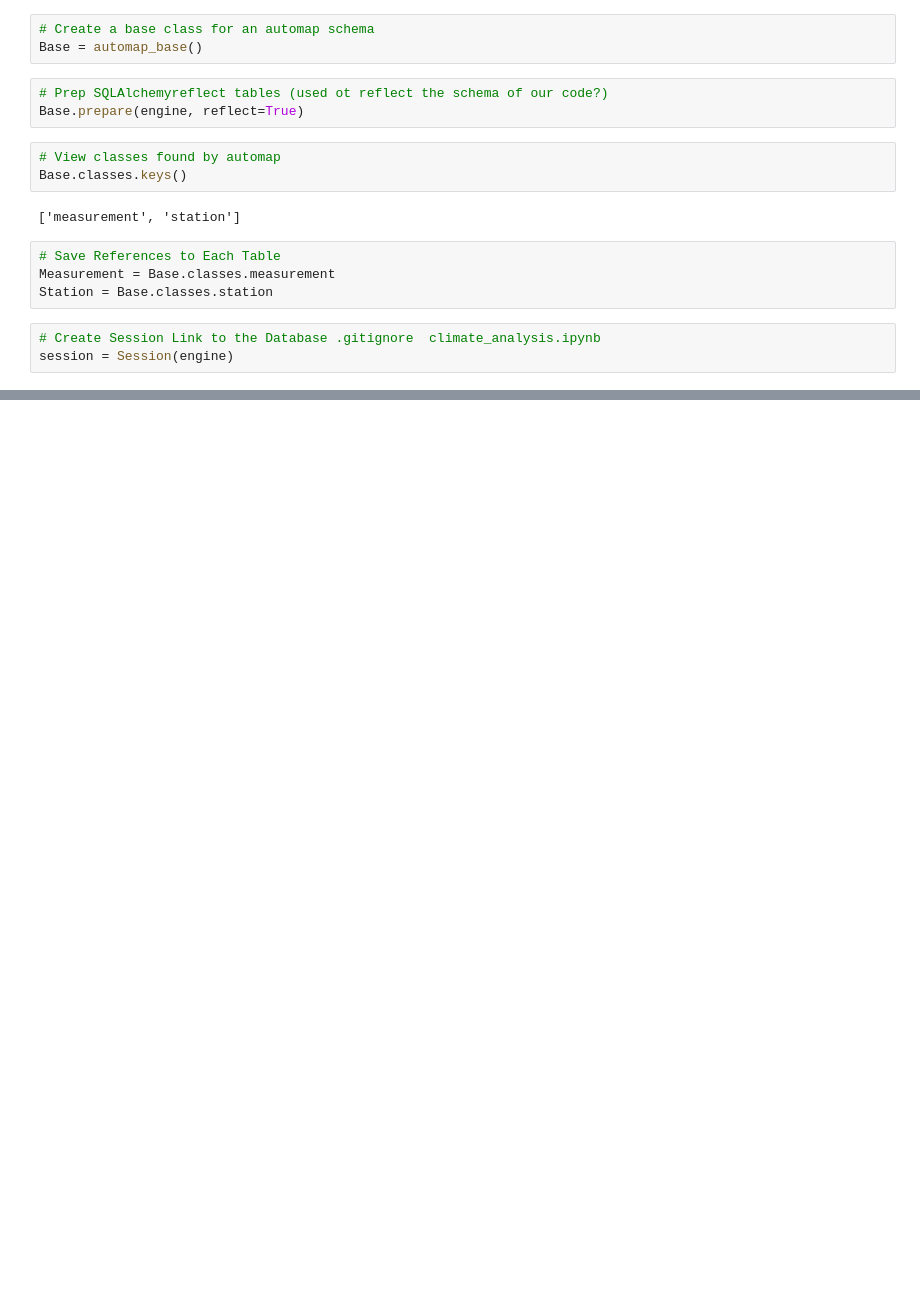
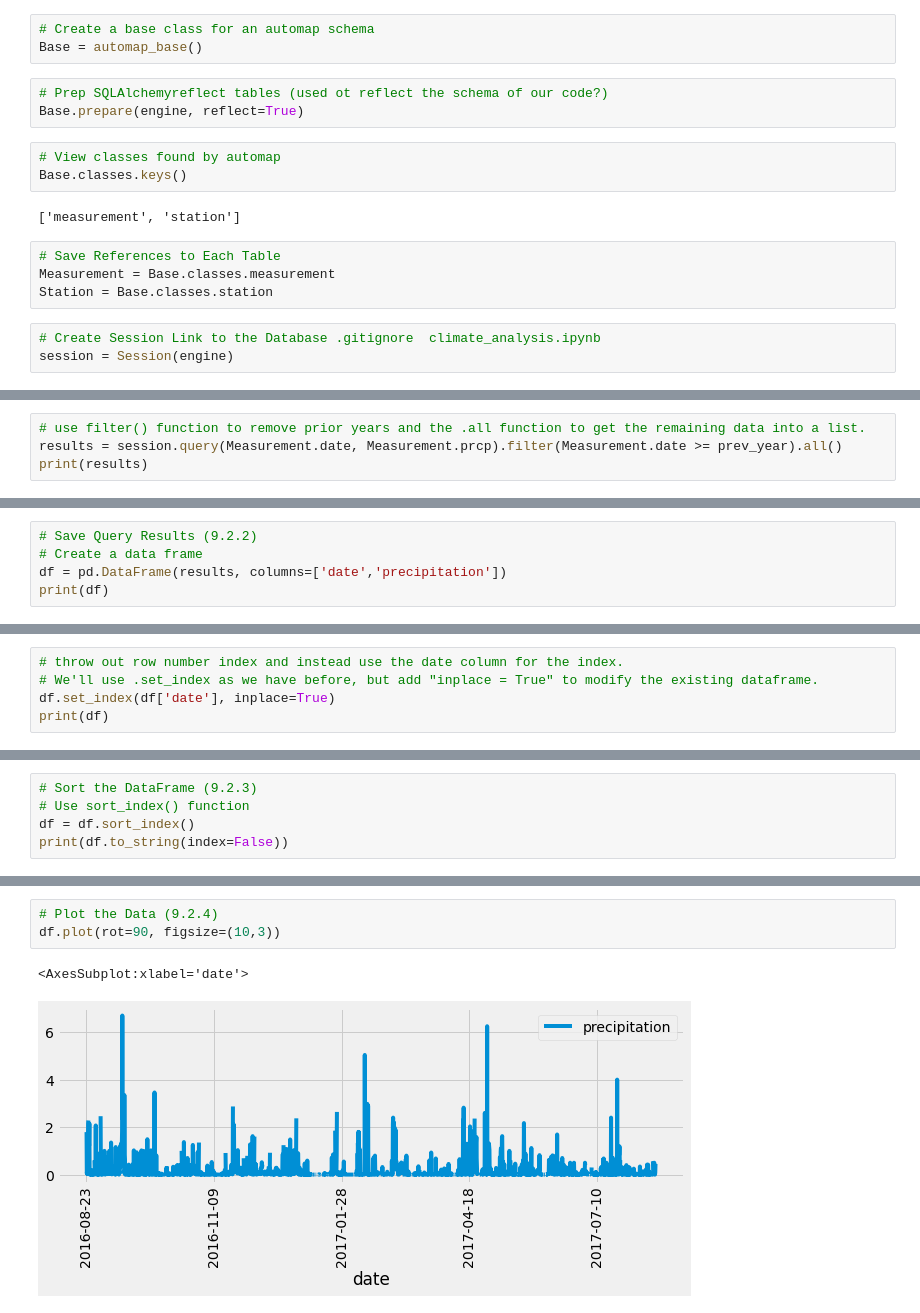
Before and after one commit to rsenno/surfs_up, a Jupyter notebook: Surfs_up_practice.ipynb, the cells around one changed output, grey strips where cells are left out. Cells and saved outputs as stored; diff of their text form; blank space fills up the shorter version.

```diff
--- a/Surfs_up_practice.ipynb
+++ b/Surfs_up_practice.ipynb
@@ -38,0 +52,4 @@ session = Session(engine)
+# %%
+# use filter() function to remove prior years and the .all function to get the remaining data into a list.
+results = session.query(Measurement.date, Measurement.prcp).filter(Measurement.date >= prev_year).all()
+print(results)
@@ -38,0 +58,5 @@ session = Session(engine)
+# %%
+# Save Query Results (9.2.2)
+# Create a data frame
+df = pd.DataFrame(results, columns=['date','precipitation'])
+print(df)
@@ -38,0 +78,5 @@ session = Session(engine)
+# %%
+# throw out row number index and instead use the date column for the index.
+# We'll use .set_index as we have before, but add "inplace = True" to modify the existing dataframe.
+df.set_index(df['date'], inplace=True)
+print(df)
@@ -38,0 +120,5 @@ session = Session(engine)
+# %%
+# Sort the DataFrame (9.2.3)
+# Use sort_index() function
+df = df.sort_index()
+print(df.to_string(index=False))
@@ -38,0 +143,6 @@ session = Session(engine)
+# %%
+# Plot the Data (9.2.4)
+df.plot(rot=90, figsize=(10,3))
+# %% [output]
+<AxesSubplot:xlabel='date'>
+[figure, added]
```
Also changed, not shown: parts of 8 cells of this notebook.
